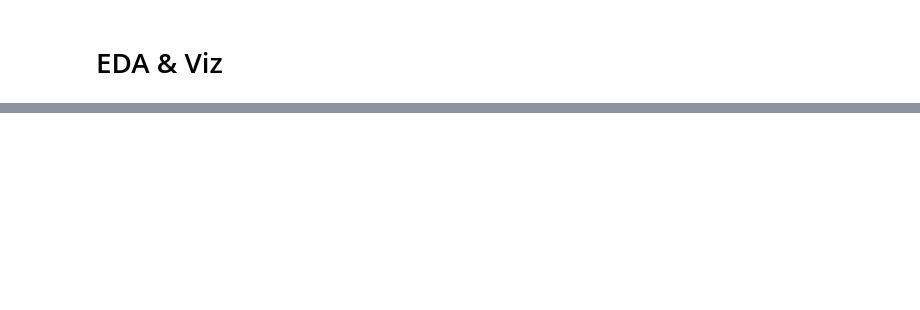
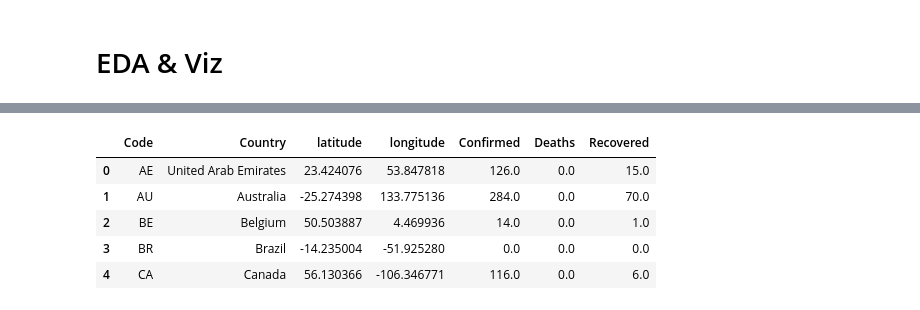
Before and after one commit to Soxiaoxin/Coronavirus-Analysis-Viz, a Jupyter notebook: ncov-2019_EDA_Viz.ipynb, the cells around one changed output, grey strips where cells are left out. Saved outputs shown, nothing was run; the diff lists cells and outputs as text; code cells hidden in the pictures; blank space fills up the shorter version.

```diff
--- a/ncov-2019_EDA_Viz.ipynb
+++ b/ncov-2019_EDA_Viz.ipynb
@@ -73,2 +87,4 @@ deaths = deaths.fillna('unknow')
+# %%
+data = data.fillna('Unknow')
 # %% [markdown]
 # EDA & Viz
@@ -74,0 +108,5 @@ deaths = deaths.fillna('unknow')
+# %%
+data['Country'].replace({'China': 'Mainland China'},inplace=True)
+data['Country'].replace({'Others': 'Diamond Princess Cruise Ship'},inplace=True)
+countries = data['Country'].unique().tolist()
+print(countries)
@@ -74,0 +119,3 @@ deaths = deaths.fillna('unknow')
+# %%
+cases = pd.DataFrame(data.groupby('Country')['Confirmed', 'Deaths', 'Recovered'].sum())
+cases.sort_values(by = 'Confirmed', ascending = False)
@@ -74,0 +141,16 @@ deaths = deaths.fillna('unknow')
+# %%
+world_coordinates = pd.read_csv('novel-corona-virus-2019-dataset/world_coordinates.csv')
+
+# 相应的要将坐标数据中的国家替换
+
+world_coordinates['Country'].replace({'China': 'Mainland China'},inplace=True)
+
+world_data = pd.merge(world_coordinates, cases, on='Country')
+world_data.head()
+# %% [output]
+|  | Code | Country | latitude | longitude | Confirmed | Deaths | Recovered |
+| 0 | AE | United Arab Emirates | 23.424076 | 53.847818 | 126.0 | 0.0 | 15.0 |
+| 1 | AU | Australia | -25.274398 | 133.775136 | 284.0 | 0.0 | 70.0 |
+| 2 | BE | Belgium | 50.503887 | 4.469936 | 14.0 | 0.0 | 1.0 |
+| 3 | BR | Brazil | -14.235004 | -51.925280 | 0.0 | 0.0 | 0.0 |
+| 4 | CA | Canada | 56.130366 | -106.346771 | 116.0 | 0.0 | 6.0 |
```
Also changed, not shown: parts of 24 cells of this notebook, 1 other file.
